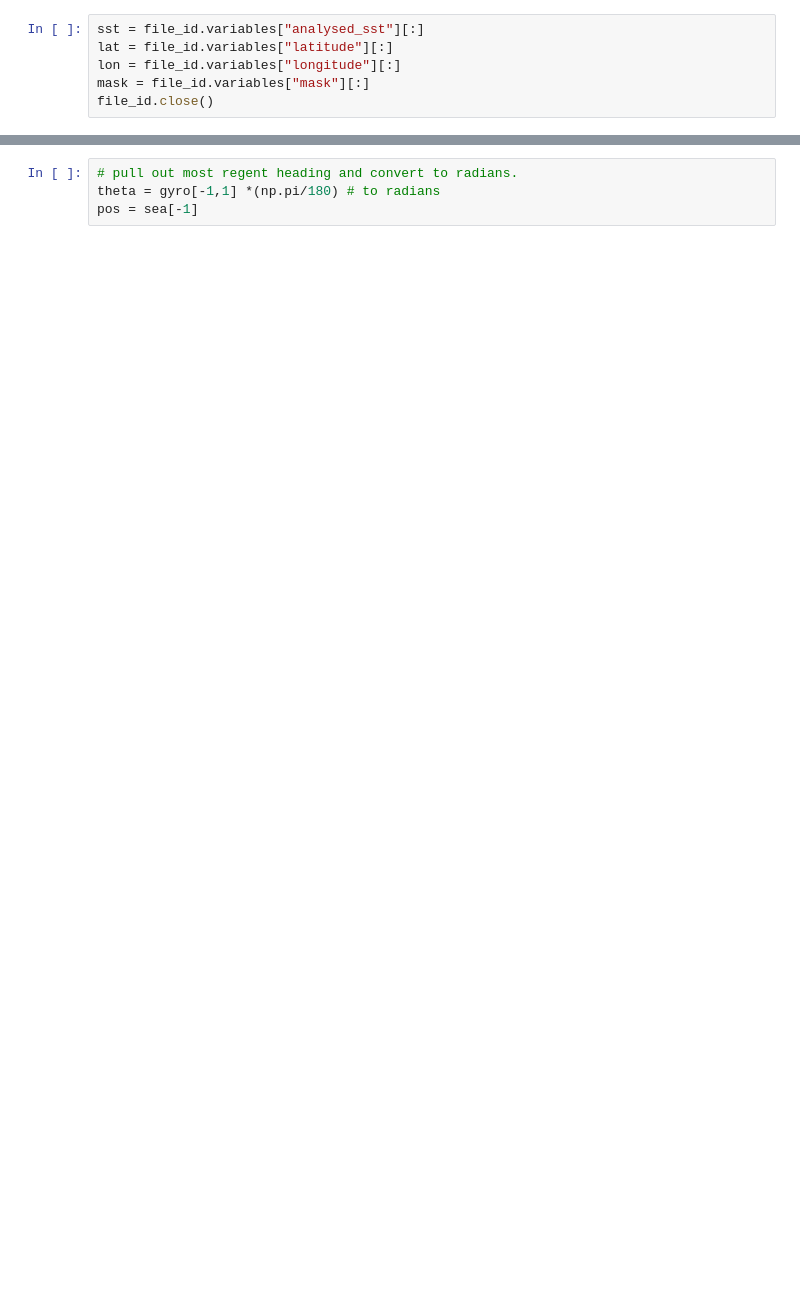
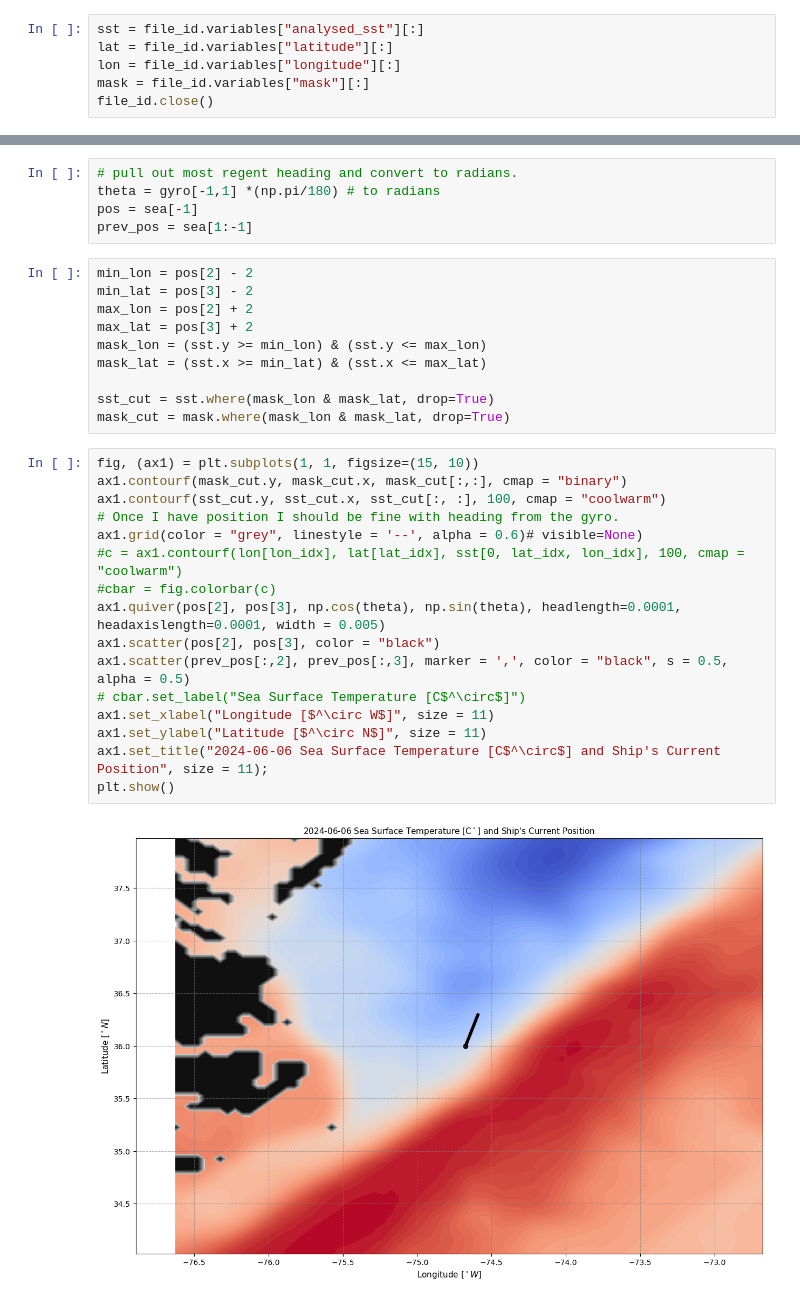
Before and after one commit to jamiesash/rogerrevelle, a Jupyter notebook: code/sst.ipynb, the cells around one changed output, grey strips where cells are left out. Saved outputs shown, nothing was run; the diff lists cells and outputs as text; blank space fills up the shorter version.

```diff
--- a/code/sst.ipynb
+++ b/code/sst.ipynb
@@ -65,6 +51,35 @@ file_id.close()
 # pull out most regent heading and convert to radians.
 theta = gyro[-1,1] *(np.pi/180) # to radians
 pos = sea[-1]
+prev_pos = sea[1:-1]
+# %%
+min_lon = pos[2] - 2
+min_lat = pos[3] - 2
+max_lon = pos[2] + 2
+max_lat = pos[3] + 2
+mask_lon = (sst.y >= min_lon) & (sst.y <= max_lon)
+mask_lat = (sst.x >= min_lat) & (sst.x <= max_lat)
+
+sst_cut = sst.where(mask_lon & mask_lat, drop=True)
+mask_cut = mask.where(mask_lon & mask_lat, drop=True)
+# %%
+fig, (ax1) = plt.subplots(1, 1, figsize=(15, 10))
+ax1.contourf(mask_cut.y, mask_cut.x, mask_cut[:,:], cmap = "binary")
+ax1.contourf(sst_cut.y, sst_cut.x, sst_cut[:, :], 100, cmap = "coolwarm")
+# Once I have position I should be fine with heading from the gyro.
+ax1.grid(color = "grey", linestyle = '--', alpha = 0.6)# visible=None)
+#c = ax1.contourf(lon[lon_idx], lat[lat_idx], sst[0, lat_idx, lon_idx], 100, cmap = "coolwarm")
+#cbar = fig.colorbar(c)
+ax1.quiver(pos[2], pos[3], np.cos(theta), np.sin(theta), headlength=0.0001, headaxislength=0.0001, width = 0.005)
+ax1.scatter(pos[2], pos[3], color = "black")
+ax1.scatter(prev_pos[:,2], prev_pos[:,3], marker = ',', color = "black", s = 0.5, alpha = 0.5)
+# cbar.set_label("Sea Surface Temperature [C$^\circ$]")
+ax1.set_xlabel("Longitude [$^\circ W$]", size = 11)
+ax1.set_ylabel("Latitude [$^\circ N$]", size = 11)
+ax1.set_title("2024-06-06 Sea Surface Temperature [C$^\circ$] and Ship's Current Position", size = 11);
+plt.show()
+# %% [output]
+[figure, added]
 # %%
 fig, (ax1) = plt.subplots(1, 1, figsize=(15, 10))
 ax1.contourf(lon, lat, mask[0,:,:], cmap = "binary")
```
Also changed, not shown: parts of 7 cells of this notebook, 1 other file.
